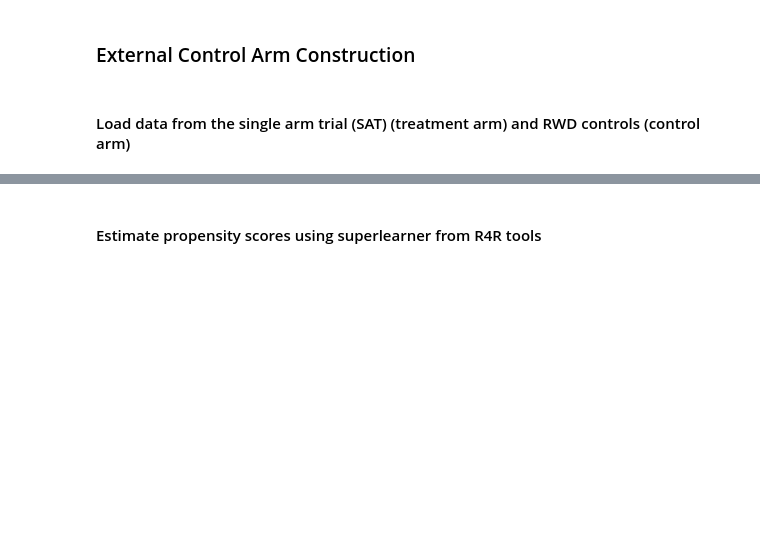
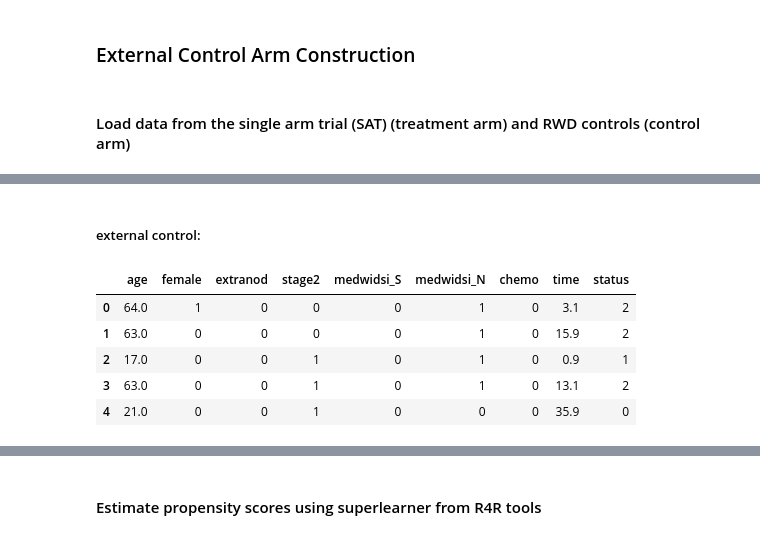
Before and after one commit to TrainingModule4-Real4Reg/r4r_training, a Jupyter notebook: notebooks/external_control_arm.ipynb, the cells around one changed output, grey strips where cells are left out. Drawn from its saved outputs; the diff is of its cells as text; code cells hidden in the pictures; blank space fills up the shorter version.

```diff
--- a/notebooks/external_control_arm.ipynb
+++ b/notebooks/external_control_arm.ipynb
@@ -28,0 +22,11 @@ df_combined
+# %% [markdown]
+##### external control:
+# %%
+display(df_external_control.head())
+# %% [output]
+|  | age | female | extranod | stage2 | medwidsi_S | medwidsi_N | chemo | time | status |
+| 0 | 64.0 | 1 | 0 | 0 | 0 | 1 | 0 | 3.1 | 2 |
+| 1 | 63.0 | 0 | 0 | 0 | 0 | 1 | 0 | 15.9 | 2 |
+| 2 | 17.0 | 0 | 0 | 1 | 0 | 1 | 0 | 0.9 | 1 |
+| 3 | 63.0 | 0 | 0 | 1 | 0 | 1 | 0 | 13.1 | 2 |
+| 4 | 21.0 | 0 | 0 | 1 | 0 | 0 | 0 | 35.9 | 0 |
```
Also changed, not shown: parts of 20 cells of this notebook.
